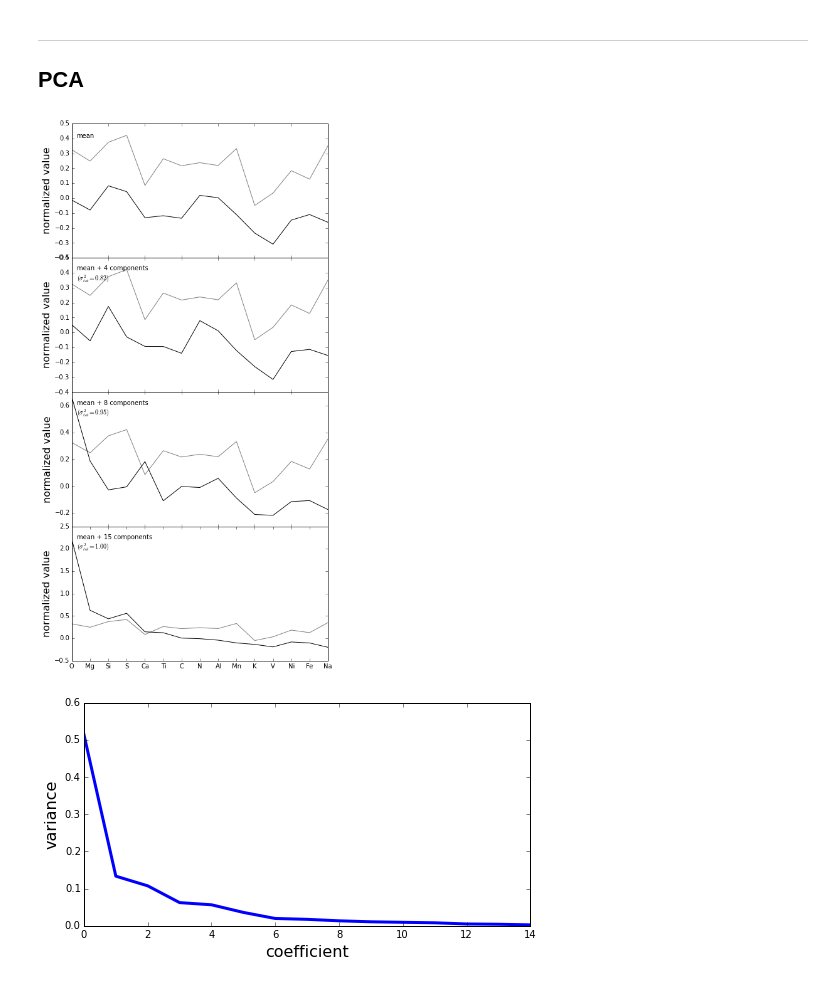
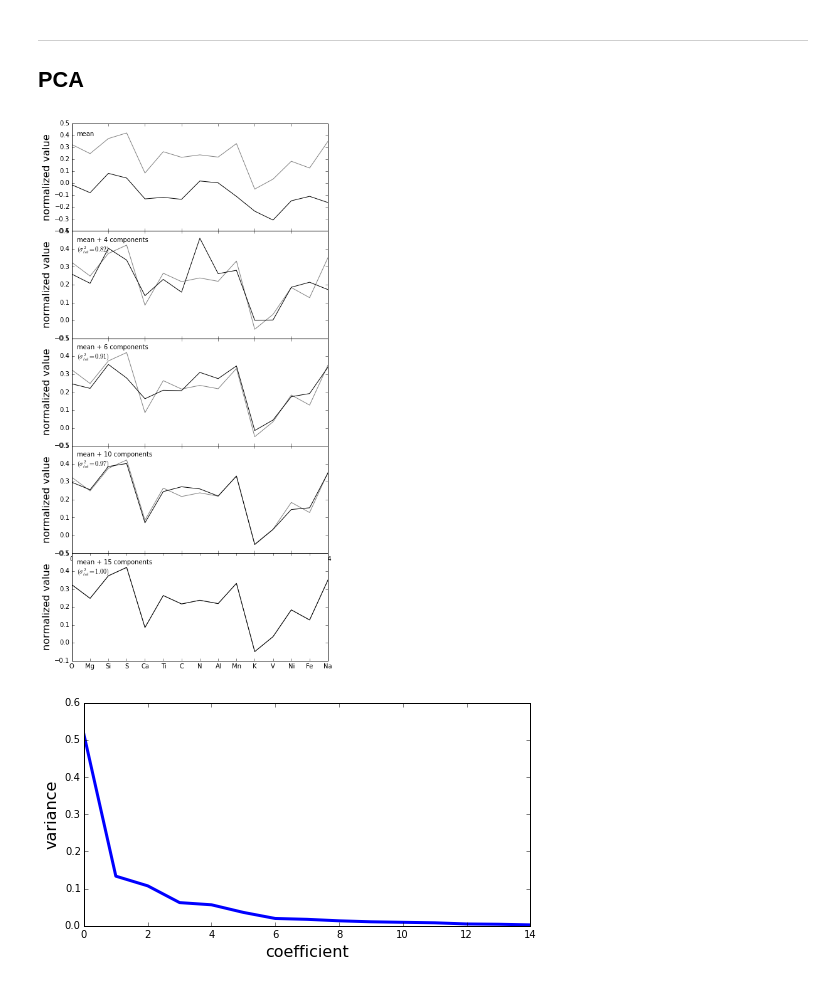
Before and after one commit to 2015ASTR511/EXD, a Jupyter notebook: apogee_pca.ipynb, the cells around one changed output. Saved outputs shown, nothing was run; the diff lists cells and outputs as text; code cells hidden in the pictures.

```diff
--- a/apogee_pca.ipynb
+++ b/apogee_pca.ipynb
@@ -359,44 +357,44 @@ spec_mean = arr.mean(0)
 # %%
 # Find the coefficients of a particular mock "spectrum"
 spec = arr[22]
-coeff = np.dot(X, spec - spec_mean)
+coeff = np.dot(pca.components_, spec - spec_mean)
 # %%
 #------------------------------------------------------------
 # Plot the sequence of reconstructions
 fig = plt.figure(figsize=(7, 14))
 fig.subplots_adjust(hspace=0, top=0.95, bottom=0.1, left=0.12, right=0.93)
 
 wavelengths = np.arange(15)
 
-for i, n in enumerate([0, 4, 8, 15]):
-    ax = fig.add_subplot(411 + i)
+for i, n in enumerate([0, 4, 6, 10, 15]):
+    ax = fig.add_subplot(511 + i)
     ax.plot(wavelengths, spec, '-', c='gray')
-    ax.plot(wavelengths, spec_mean + np.dot(coeff[:n], X[:n]), '-k')
+    ax.plot(wavelengths, spec_mean + np.dot(coeff[:n], pca.components_[:n]), '-k')
 
     if i < 3:
         ax.xaxis.set_major_formatter(plt.NullFormatter())
 
     #ax.set_ylim(-.9, .5)
     ax.set_ylabel('normalized value')
 
     if n == 0:
         text = "mean"
     elif n == 1:
         text = "mean + 1 component\n"
         text += r"$(\sigma^2_{tot} = %.2f)$" % evals_cs[n - 1]
     else:
         text = "mean + %i components\n" % n
         text += r"$(\sigma^2_{tot} = %.2f)$" % evals_cs[n - 1]
 
     ax.text(0.02, 0.93, text, ha='left', va='top', transform=ax.transAxes)
 
 
 labels=['O', 'Mg', 'Si', 'S', 'Ca', 'Ti', 'C', 'N', 'Al',
         'Mn', 'K', 'V', 'Ni', 'Fe', 'Na']
 plt.xticks(wavelengths, labels)
 plt.show()
 # %% [output]
-[figure, old version]
+[figure, new version]
 # %%
 plt.figure(figsize=(8,4))
 plt.plot(np.arange(15), pca.explained_variance_ratio_, lw=3)
```
Also changed, not shown: parts of 10 cells of this notebook.
